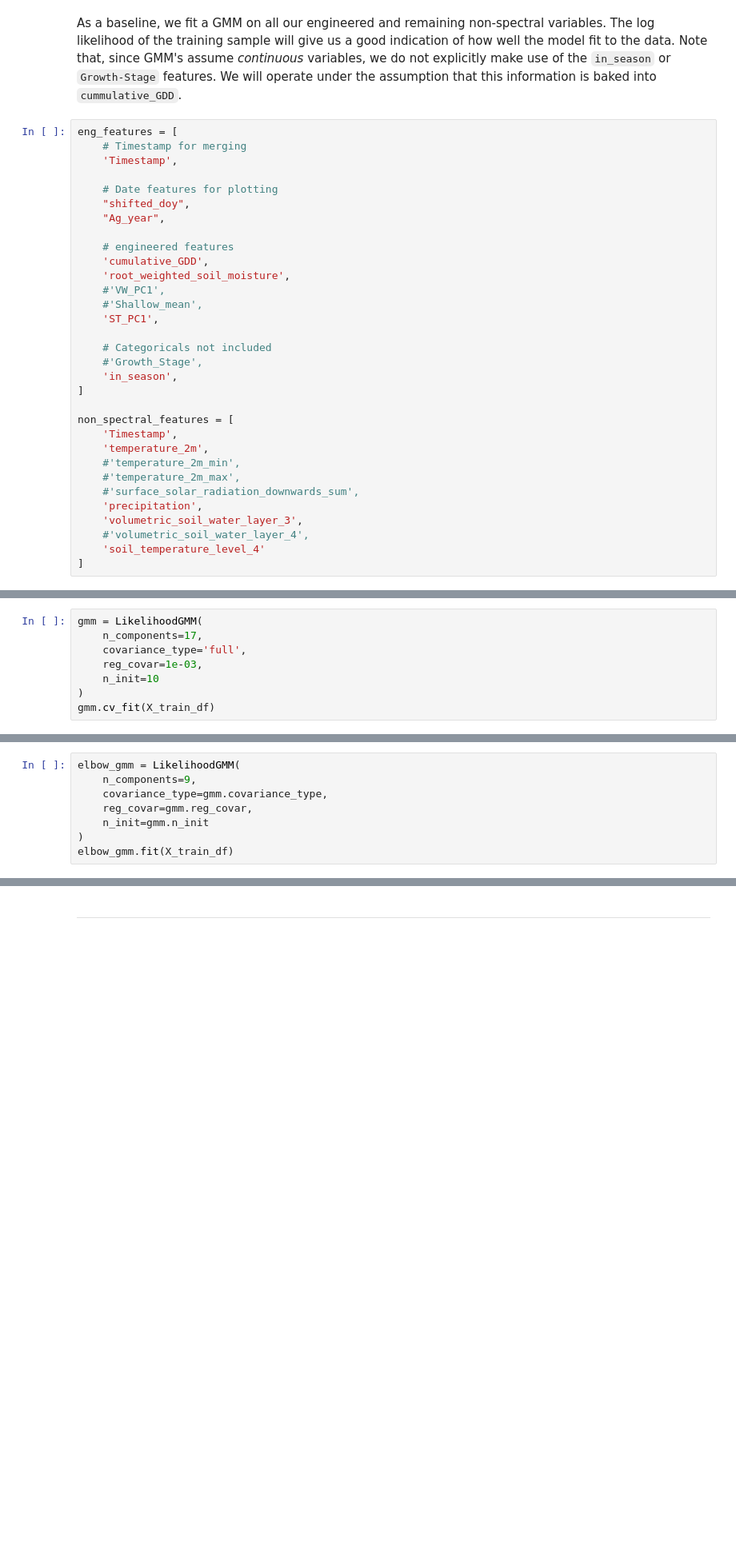
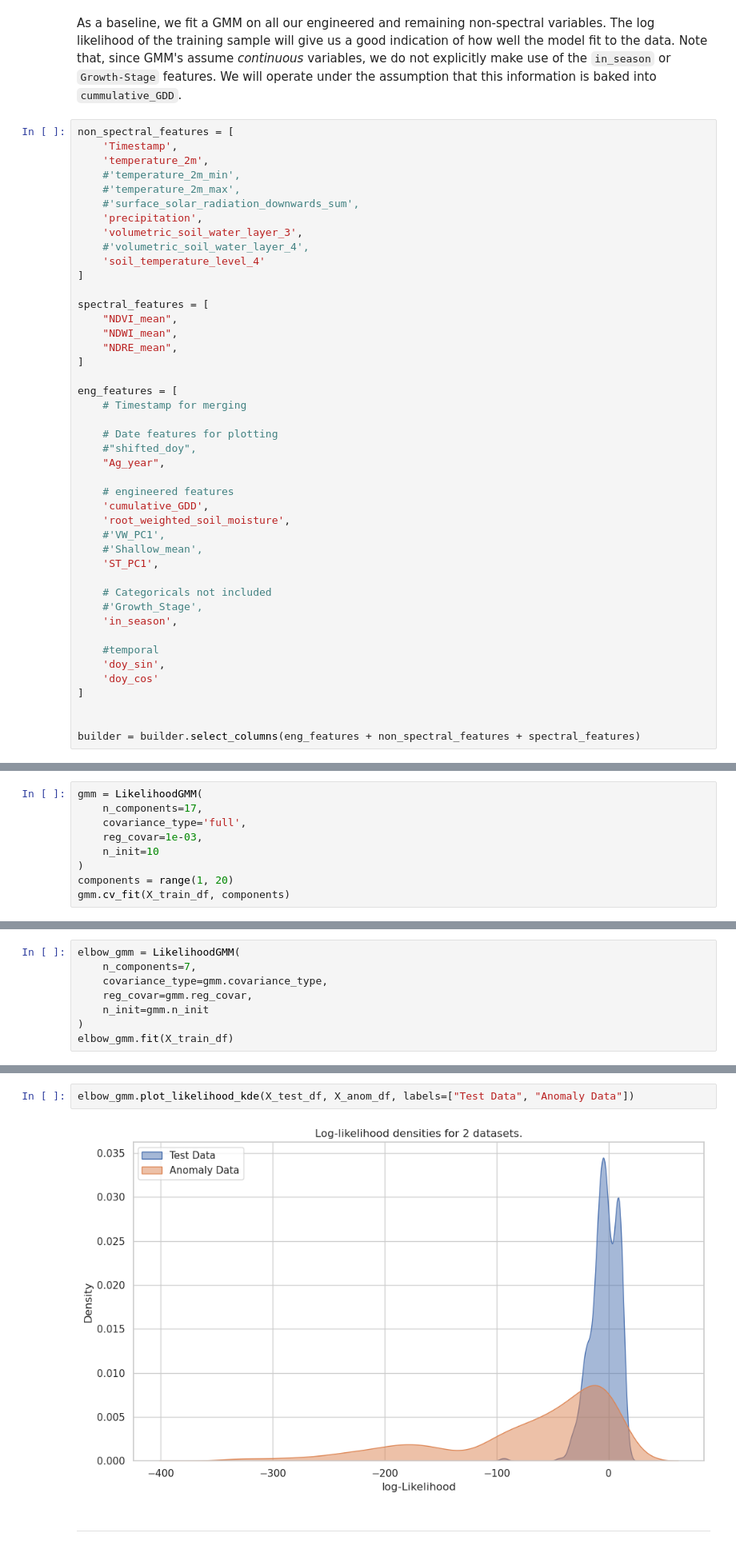
Before and after one commit to asembreek/fieldlens, a Jupyter notebook: notebooks/4. Gaussian Mixture Model.ipynb, the cells around one changed output, grey strips where cells are left out. Shown at 80% size. Drawn from its saved outputs; the diff is of its cells as text; blank space fills up the shorter version.

```diff
--- a/notebooks/4. Gaussian Mixture Model.ipynb
+++ b/notebooks/4. Gaussian Mixture Model.ipynb
@@ -87,12 +135,29 @@ builder.plot_interpolate(data=grouped_spectral_df, x="Timestamp", y="NDVI_mean")
 # %% [markdown]
 As a baseline, we fit a GMM on all our engineered and remaining non-spectral variables. The log likelihood of the training sample will give us a good indication of how well the model fit to the data. Note that, since GMM's assume _continuous_ variables, we do not explicitly make use of the `in_season` or `Growth-Stage` features. We will operate under the assumption that this information is baked into `cummulative_GDD`.
 # %%
+non_spectral_features = [
+    'Timestamp',
+    'temperature_2m',
+    #'temperature_2m_min',
+    #'temperature_2m_max',
+    #'surface_solar_radiation_downwards_sum',
+    'precipitation',
+    'volumetric_soil_water_layer_3',
+    #'volumetric_soil_water_layer_4',
+    'soil_temperature_level_4'
+]
+
+spectral_features = [
+    "NDVI_mean",
+    "NDWI_mean",
+    "NDRE_mean",
+]
+
 eng_features = [
     # Timestamp for merging
-    'Timestamp',
 
     # Date features for plotting
-    "shifted_doy",
+    #"shifted_doy",
     "Ag_year",
 
     # engineered features
@@ -105,16 +170,11 @@ eng_features = [
     # Categoricals not included
     #'Growth_Stage',
     'in_season',
+
+    #temporal
+    'doy_sin',
+    'doy_cos'
 ]
 
-non_spectral_features = [
-    'Timestamp',
-    'temperature_2m',
-    #'temperature_2m_min',
-    #'temperature_2m_max',
-    #'surface_solar_radiation_downwards_sum',
-    'precipitation',
-    'volumetric_soil_water_layer_3',
-    #'volumetric_soil_water_layer_4',
-    'soil_temperature_level_4'
-]
+
+builder = builder.select_columns(eng_features + non_spectral_features + spectral_features)
@@ -142,4 +208,5 @@ gmm = LikelihoodGMM(
     reg_covar=1e-03,
     n_init=10
 )
-gmm.cv_fit(X_train_df)
+components = range(1, 20)
+gmm.cv_fit(X_train_df, components)
@@ -148,6 +220,6 @@ gmm.plot_bic_curve()
 # %%
 elbow_gmm = LikelihoodGMM(
-    n_components=9,
+    n_components=7,
     covariance_type=gmm.covariance_type,
     reg_covar=gmm.reg_covar,
     n_init=gmm.n_init
@@ -163,3 +244,7 @@ gmm.plot_likelihood_kde(X_test_df, X_anom_df, labels=["Test Data", "Anomaly Data
+# %%
+elbow_gmm.plot_likelihood_kde(X_test_df, X_anom_df, labels=["Test Data", "Anomaly Data"])
+# %% [output]
+[figure, added]
 # %% [markdown]
 ---
 # %% [markdown]
```
Also changed, not shown: parts of 25 cells of this notebook, 5 other files.
